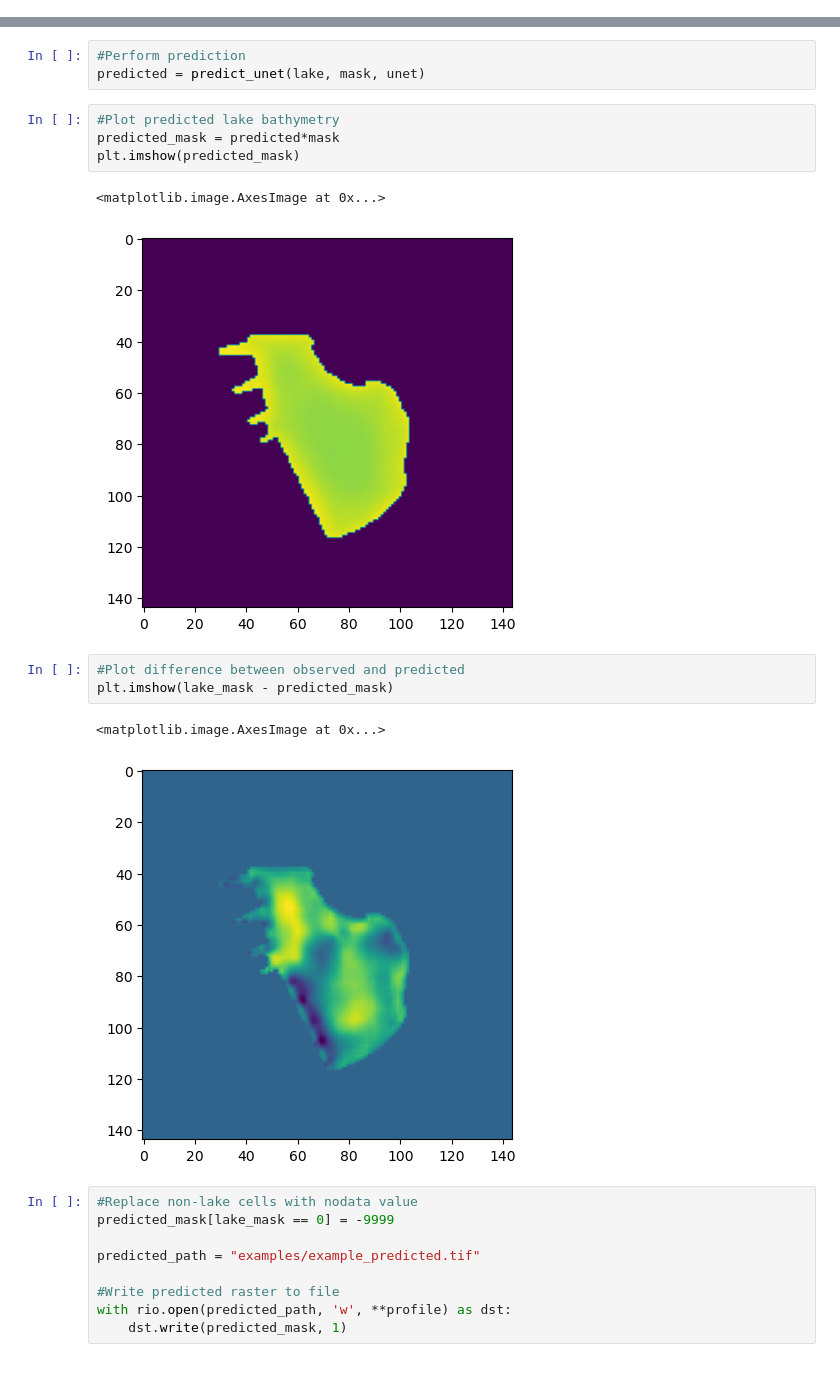
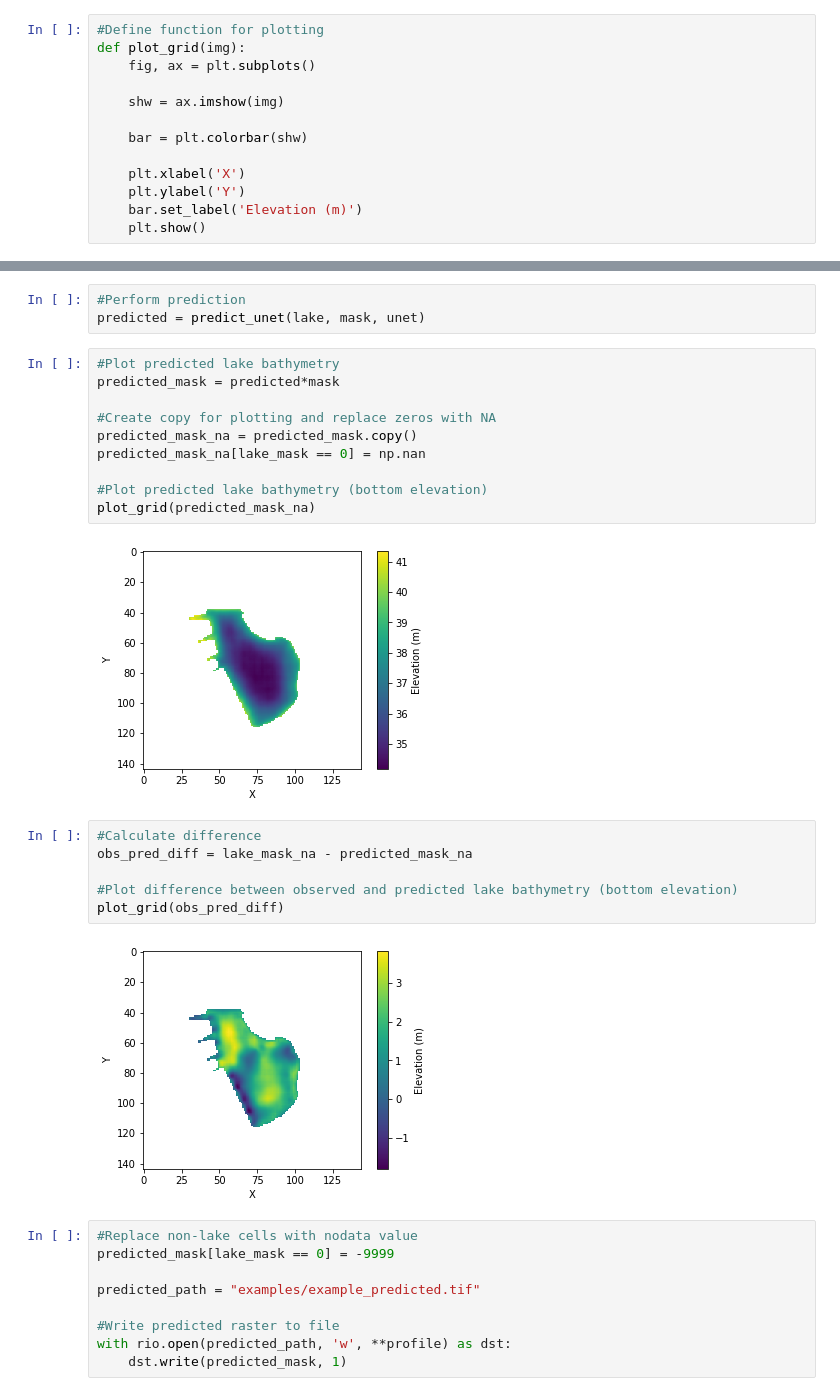
Before and after one commit to KennethTM/autoencoder-for-lake-bathymetry, a Jupyter notebook: Example notebook.ipynb, the cells around one changed output, grey strips where cells are left out. Cells and saved outputs as stored; diff of their text form.

```diff
--- a/Example notebook.ipynb
+++ b/Example notebook.ipynb
@@ -51,5 +35,18 @@ with rio.open(lake_2_path, 'r') as src:
 with rio.open(mask_2_path, 'r') as src:
     mask = src.read(1)
     mask[mask == -9999] = 0 #Replace raster nodata value (-9999) with 0
+# %%
+#Define function for plotting
+def plot_grid(img):
+    fig, ax = plt.subplots()
+
+    shw = ax.imshow(img)
+
+    bar = plt.colorbar(shw)
+
+    plt.xlabel('X')
+    plt.ylabel('Y')
+    bar.set_label('Elevation (m)')
+    plt.show()
 # %%
 #Plot dem and lake bathymetry
@@ -113,16 +115,23 @@ predicted = predict_unet(lake, mask, unet)
 # %%
 #Plot predicted lake bathymetry
 predicted_mask = predicted*mask
-plt.imshow(predicted_mask)
+
+#Create copy for plotting and replace zeros with NA
+predicted_mask_na = predicted_mask.copy()
+predicted_mask_na[lake_mask == 0] = np.nan
+
+#Plot predicted lake bathymetry (bottom elevation)
+plot_grid(predicted_mask_na)
 # %% [output]
-<matplotlib.image.AxesImage at 0x...>
-[figure, old version]
+[figure, new version]
 # %%
-#Plot difference between observed and predicted
-plt.imshow(lake_mask - predicted_mask)
+#Calculate difference
+obs_pred_diff = lake_mask_na - predicted_mask_na
+
+#Plot difference between observed and predicted lake bathymetry (bottom elevation)
+plot_grid(obs_pred_diff)
 # %% [output]
-<matplotlib.image.AxesImage at 0x...>
-[figure, old version]
+[figure, new version]
 # %%
 #Replace non-lake cells with nodata value
 predicted_mask[lake_mask == 0] = -9999
```
Also changed, not shown: parts of 5 cells of this notebook, 4 other files.
